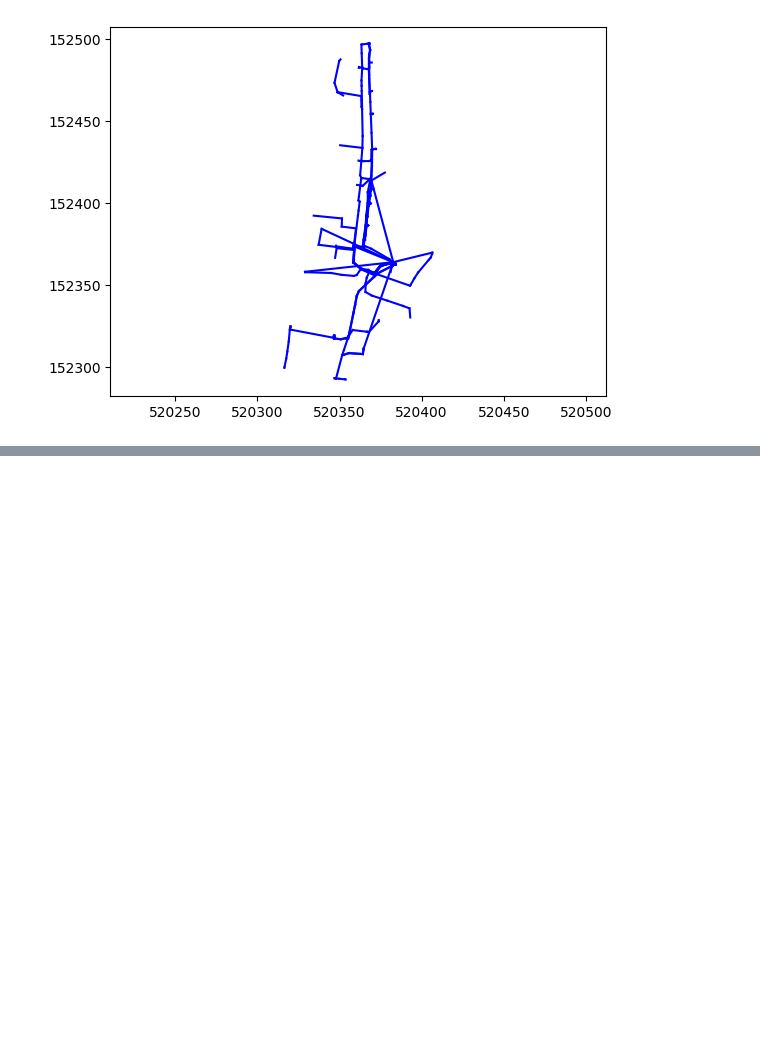
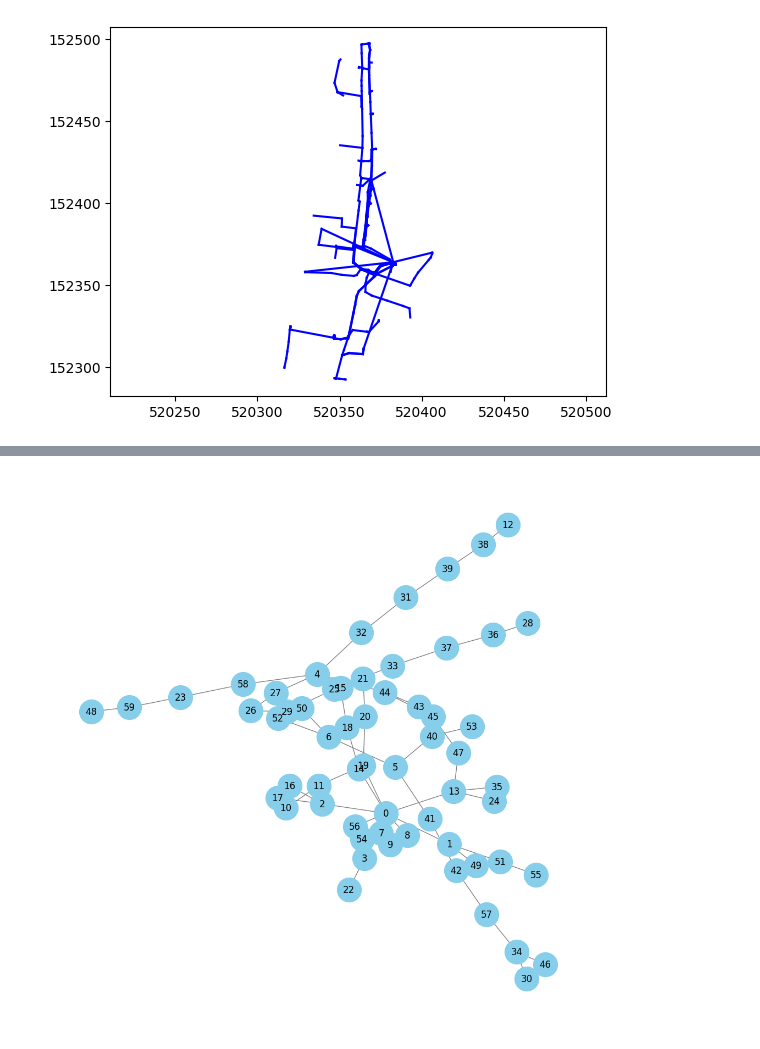
Before and after one commit to Kriznar4/GraphVolt, a Jupyter notebook: notebooks/02-ak-01-ak-tab2graph2temp.ipynb, the cells around one changed output, grey strips where cells are left out. Cells and saved outputs as stored; diff of their text form; code cells hidden in the pictures; blank space fills up the shorter version.

```diff
--- a/notebooks/02-ak-01-ak-tab2graph2temp.ipynb
+++ b/notebooks/02-ak-01-ak-tab2graph2temp.ipynb
@@ -216,3 +212,6 @@ plt.axis("equal")
 plt.show()
 # %% [output]
 [figure]
+# %%
+data_nodes_dict = data_test["nodes_static_data"].set_index("node_id").to_dict(orient="index")
+data_nodes_dict
@@ -218,0 +236,15 @@ plt.show()
+# %%
+import networkx as nx
+
+#create undirected networkx graph from data_nodes and data_edges
+G = nx.from_pandas_edgelist(data_test["lines_static_data"], source="from_node_id", target="to_node_id", edge_attr=True)
+#set node attributes from data_nodes_aggr_dict
+nx.set_node_attributes(G, data_nodes_dict)
+# %%
+#plot the network
+
+plt.figure(figsize=(10,10))
+nx.draw(G, with_labels=True, node_size=1000, node_color="skyblue", edge_color="grey")
+plt.show()
+# %% [output]
+[figure, added]
```
Also changed, not shown: parts of 29 cells of this notebook.
